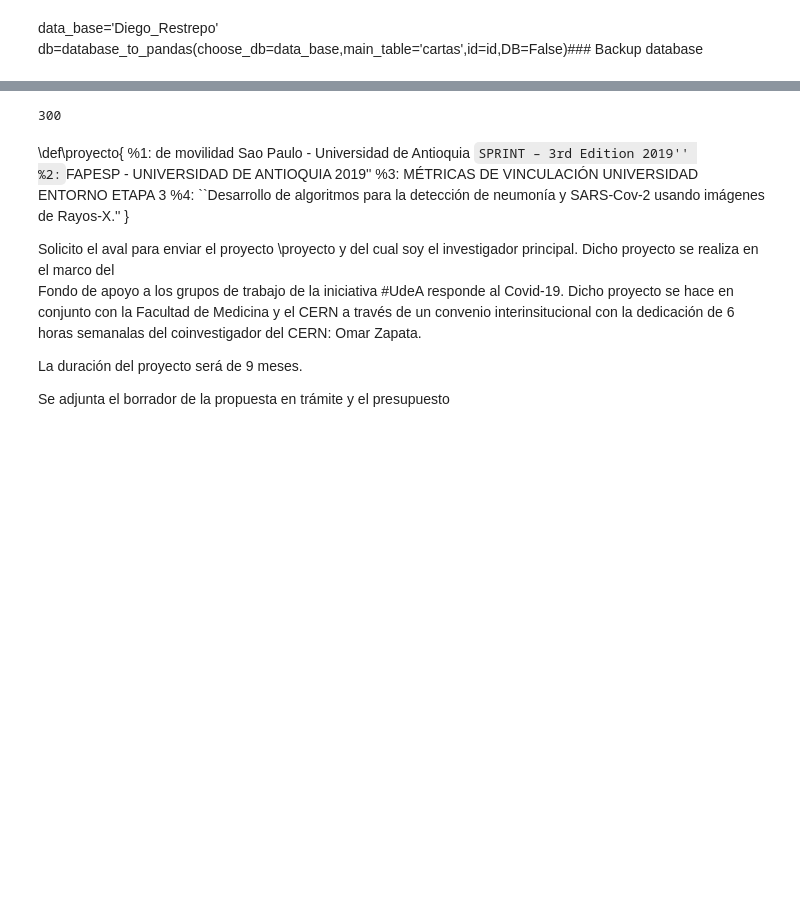
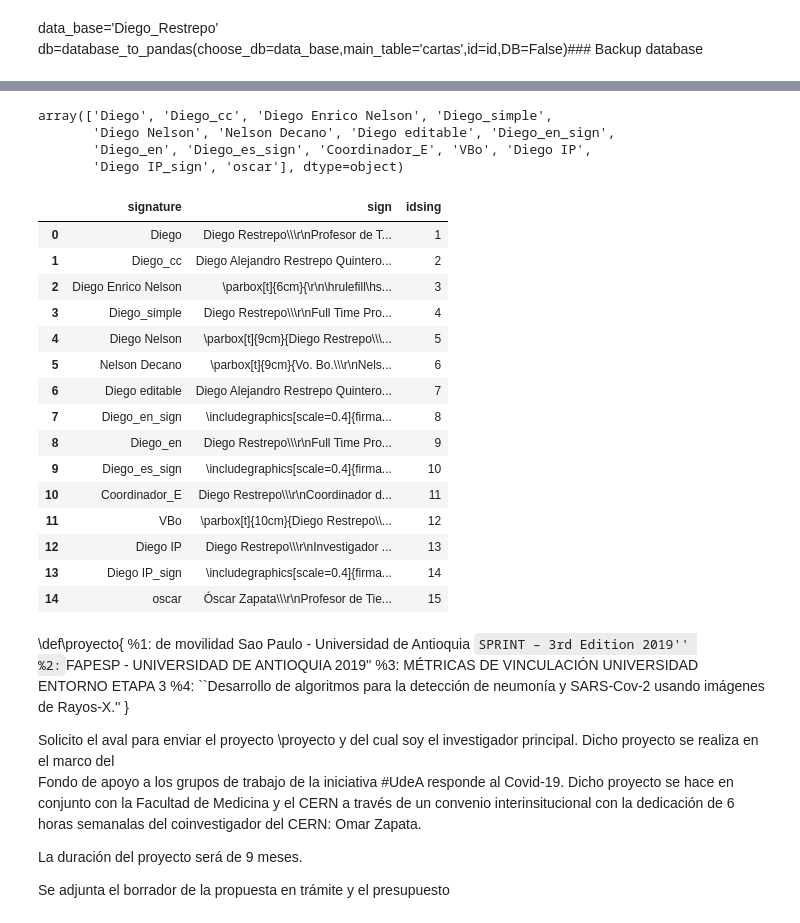
Before and after one commit to restrepo/MySQLpytex, a Jupyter notebook: pdf_generator_json.ipynb, the cells around one changed output, grey strips where cells are left out. Saved outputs shown, nothing was run; the diff lists cells and outputs as text; code cells hidden in the pictures; blank space fills up the shorter version.

Commit message:
fix signature json

```diff
--- a/pdf_generator_json.ipynb
+++ b/pdf_generator_json.ipynb
@@ -236,7 +240,31 @@ To github.com:restrepo/MySQLpytex.git
-# %%
-dfid
-# %% [output]
-300
+# %%
+sg=pd.read_json('data/sg.json')
+# %%
+sg.signature.values
+# %% [output]
+array(['Diego', 'Diego_cc', 'Diego Enrico Nelson', 'Diego_simple',
+       'Diego Nelson', 'Nelson Decano', 'Diego editable', 'Diego_en_sign',
+       'Diego_en', 'Diego_es_sign', 'Coordinador_E', 'VBo', 'Diego IP',
+       'Diego IP_sign', 'oscar'], dtype=object)
+# %%
+sg
+# %% [output]
+|  | signature | sign | idsing |
+| 0 | Diego | Diego Restrepo\\\r\nProfesor de T... | 1 |
+| 1 | Diego_cc | Diego Alejandro Restrepo Quintero... | 2 |
+| 2 | Diego Enrico Nelson | \parbox[t]{6cm}{\r\n\hrulefill\hs... | 3 |
+| 3 | Diego_simple | Diego Restrepo\\\r\nFull Time Pro... | 4 |
+| 4 | Diego Nelson | \parbox[t]{9cm}{Diego Restrepo\\\... | 5 |
+| 5 | Nelson Decano | \parbox[t]{9cm}{Vo. Bo.\\\r\nNels... | 6 |
+| 6 | Diego editable | Diego Alejandro Restrepo Quintero... | 7 |
+| 7 | Diego_en_sign | \includegraphics[scale=0.4]{firma... | 8 |
+| 8 | Diego_en | Diego Restrepo\\\r\nFull Time Pro... | 9 |
+| 9 | Diego_es_sign | \includegraphics[scale=0.4]{firma... | 10 |
+| 10 | Coordinador_E | Diego Restrepo\\\r\nCoordinador d... | 11 |
+| 11 | VBo | \parbox[t]{10cm}{Diego Restrepo\\... | 12 |
+| 12 | Diego IP | Diego Restrepo\\\r\nInvestigador ... | 13 |
+| 13 | Diego IP_sign | \includegraphics[scale=0.4]{firma... | 14 |
+| 14 | oscar | Óscar Zapata\\\r\nProfesor de Tie... | 15 |
 # %%
 id=None # last
 #id=176 #Invitation letter
```
Also changed, not shown: parts of 3 cells of this notebook.
